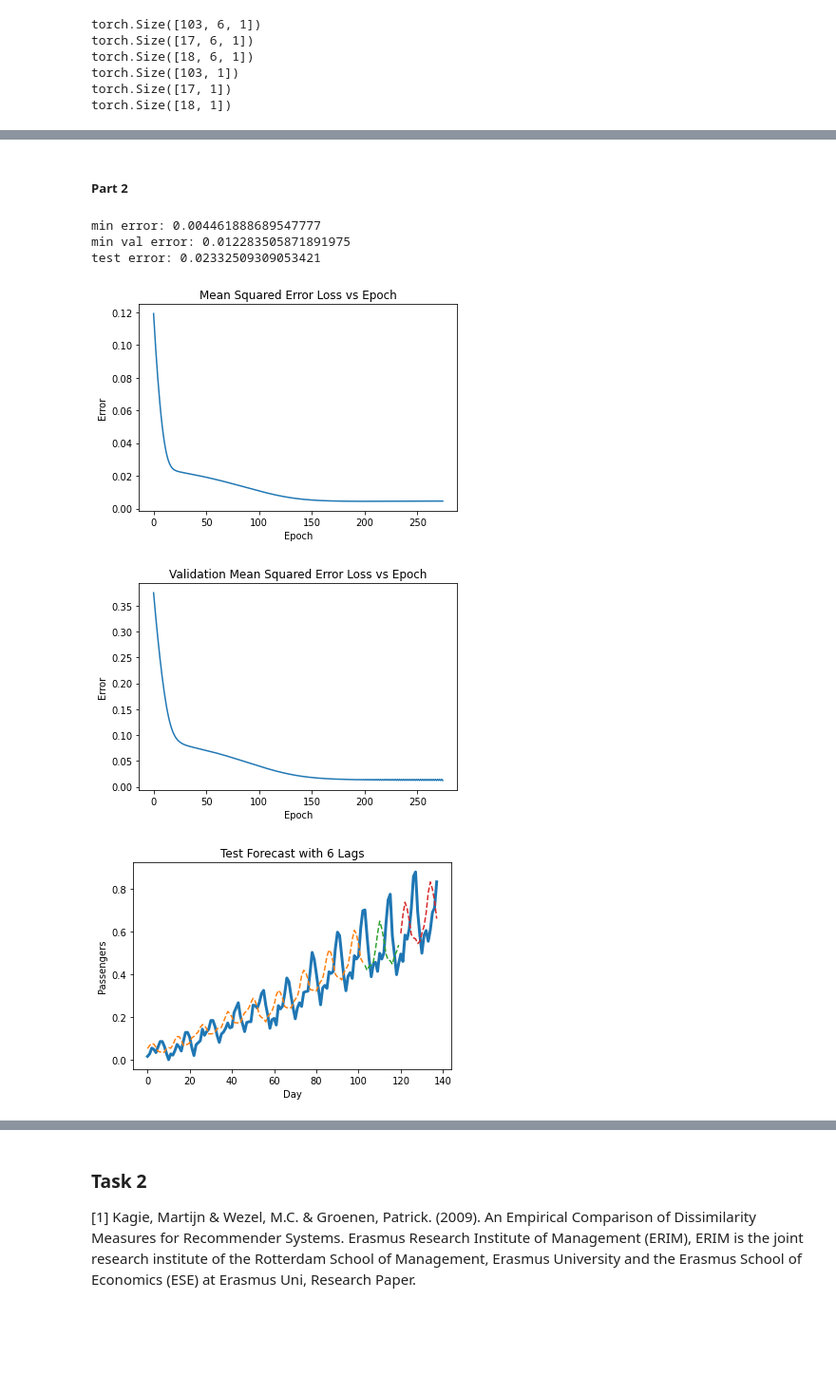
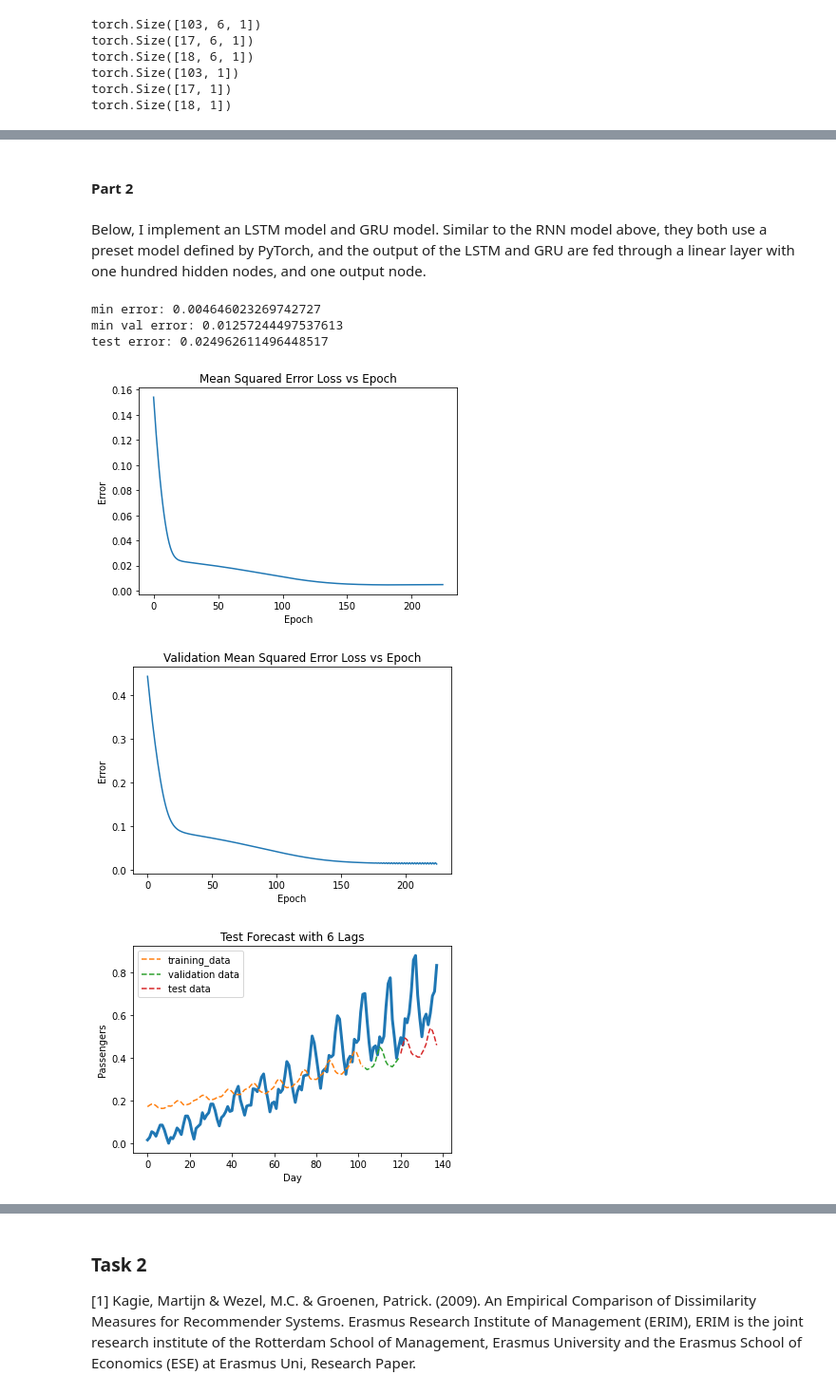
Before and after one commit to siddha20/CSCI4962, a Jupyter notebook: Homeworks/homework4/homework4.ipynb, the cells around one changed output, grey strips where cells are left out. Shown at 95% size. Drawn from its saved outputs; the diff is of its cells as text; code cells hidden in the pictures; blank space fills up the shorter version.

```diff
--- a/Homeworks/homework4/homework4.ipynb
+++ b/Homeworks/homework4/homework4.ipynb
@@ -95,9 +96,9 @@ d = data[3:data.shape[0]-3].reshape( 1, data.shape[0]-lags).T
 e = data[4:data.shape[0]-2].reshape( 1, data.shape[0]-lags).T
 f = data[5:data.shape[0]-1].reshape( 1, data.shape[0]-lags).T
 X = np.hstack((a, b, c, d, e, f))
-# X = data[:data.shape[0]-lags]
 Y = data[lags:]
 assert(X.shape[0] == Y.shape[0])
+
 N = X.shape[0]
 
 
@@ -120,7 +121,7 @@ print(X_test.shape)
 print(Y_train.shape)
 print(Y_val.shape)
 print(Y_test.shape)
-epochs = 275
+epochs = 225
 # %% [output]
 torch.Size([103, 6, 1])
 torch.Size([17, 6, 1])
@@ -202,5 +224,10 @@ test error: 0.042212408035993576
 # %% [markdown]
-##### Part 2
+#### Part 2
+# %% [markdown]
+Below, I implement an LSTM model and GRU model. Similar to the RNN model above,
+they both use a preset model defined by PyTorch, and the output of the LSTM and
+GRU are fed through a linear layer with one hundred hidden nodes, and one
+output node.
 # %%
 class LSTM(nn.Module):
     def __init__(self, input_d, hidden_d, layer_d, output_d):
@@ -237,39 +264,40 @@ for epoch in tqdm(range(epochs)):
 # %%
 test_output = lstm_model(X_test)
 test_error = loss_fn(test_output, Y_test).item()
 print(f"min error: {min(mse)}")
 print(f"min val error: {min(val_mse)}")
 print(f"test error: {test_error}")
 
 
 plt.figure(1)
 plt.title("Mean Squared Error Loss vs Epoch")
 plt.ylabel("Error")
 plt.xlabel("Epoch")
 plt.plot(mse)
 
 plt.figure(2)
 plt.title("Validation Mean Squared Error Loss vs Epoch")
 plt.ylabel("Error")
 plt.xlabel("Epoch")
 plt.plot(val_mse)
 
 plt.figure(3)
 plt.title(f"Test Forecast with {lags} Lags")
 plt.ylabel("Passengers")
 plt.xlabel("Day")
 plt.plot(data[:len(data)-lags], linewidth=3)
-plt.plot(range(0, train_size), lstm_model(X_train).flatten().detach(), linestyle='dashed')
-plt.plot(range(train_size, train_size+val_size), lstm_model(X_val).flatten().detach(), linestyle='dashed')
-plt.plot(range(train_size+val_size, N), test_output.flatten().detach(), linestyle='dashed')
+plt.plot(range(0, train_size), rnn_model(X_train).flatten().detach(), linestyle='dashed', label='training_data')
+plt.plot(range(train_size, train_size+val_size), rnn_model(X_val).flatten().detach(), linestyle='dashed', label='validation data')
+plt.plot(range(train_size+val_size, N), rnn_model(X_test).flatten().detach(), linestyle='dashed', label='test data')
+plt.legend(loc='upper left')
 plt.show()
 # %% [output]
-min error: 0.004461888689547777
-min val error: 0.012283505871891975
-test error: 0.02332509309053421
+min error: 0.004646023269742727
+min val error: 0.01257244497537613
+test error: 0.024962611496448517
-[figure, old version]
+[figure, new version]
-[figure, old version]
+[figure, new version]
-[figure, old version]
+[figure, new version]
 # %%
 class GRU(nn.Module):
     def __init__(self, input_d, hidden_d, layer_d, output_d):
```
Also changed, not shown: parts of 8 cells of this notebook.
